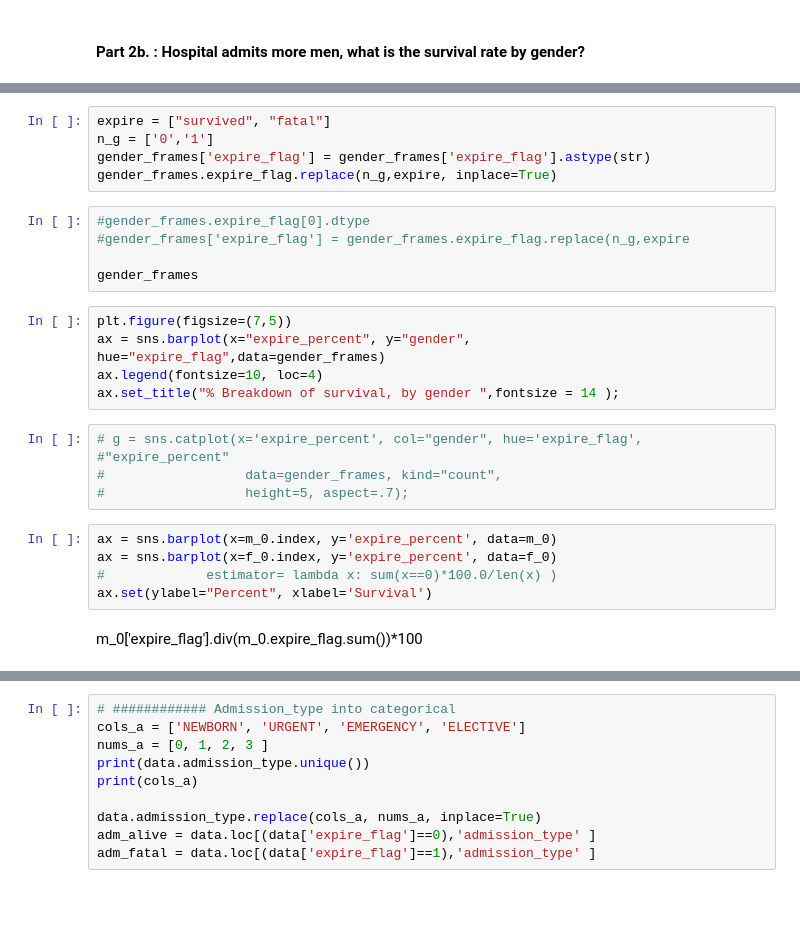
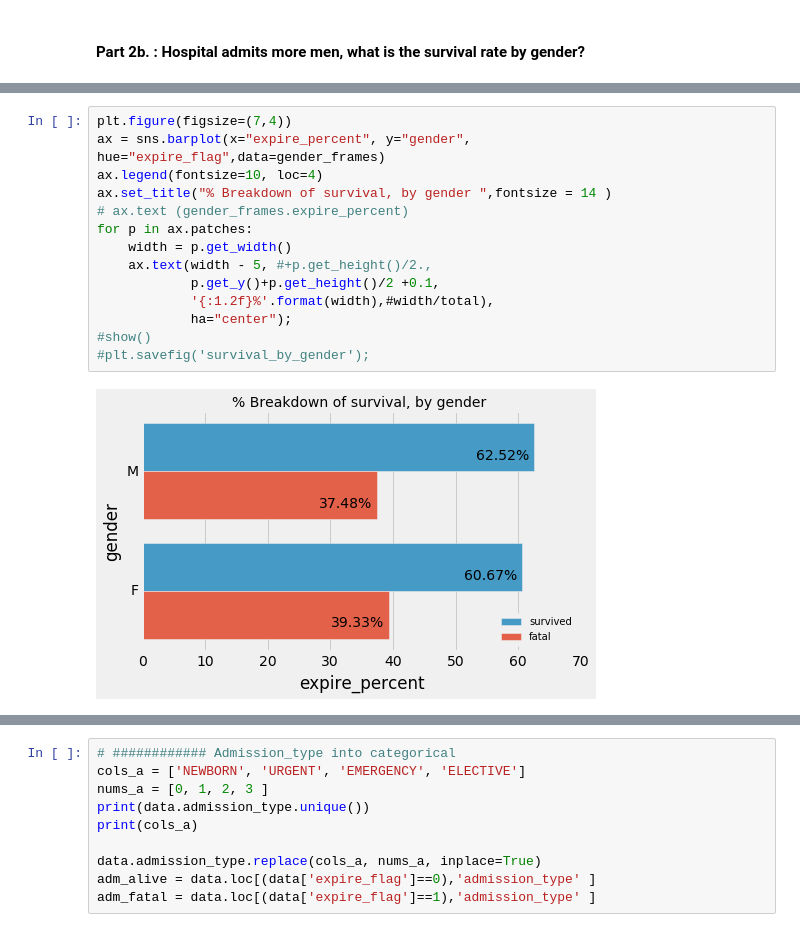
Before and after one commit to billiescodes/mortality_in_ICU, a Jupyter notebook: 01_ExploratoryAnalysis.ipynb, the cells around one changed output, grey strips where cells are left out. Drawn from its saved outputs; the diff is of its cells as text; blank space fills up the shorter version.

```diff
--- a/01_ExploratoryAnalysis.ipynb
+++ b/01_ExploratoryAnalysis.ipynb
@@ -243,26 +366,16 @@ gender_frames.info()
-# %%
-expire = ["survived", "fatal"]
-n_g = ['0','1']
-gender_frames['expire_flag'] = gender_frames['expire_flag'].astype(str)
-gender_frames.expire_flag.replace(n_g,expire, inplace=True)
-# %%
-#gender_frames.expire_flag[0].dtype
-#gender_frames['expire_flag'] = gender_frames.expire_flag.replace(n_g,expire
-
-gender_frames
 # %%
-plt.figure(figsize=(7,5))
+plt.figure(figsize=(7,4))
 ax = sns.barplot(x="expire_percent", y="gender", hue="expire_flag",data=gender_frames)
 ax.legend(fontsize=10, loc=4)
-ax.set_title("% Breakdown of survival, by gender ",fontsize = 14 );
+ax.set_title("% Breakdown of survival, by gender ",fontsize = 14 )
+# ax.text (gender_frames.expire_percent)
+for p in ax.patches:
+    width = p.get_width()
+    ax.text(width - 5, #+p.get_height()/2.,
+            p.get_y()+p.get_height()/2 +0.1,
+            '{:1.2f}%'.format(width),#width/total),
+            ha="center");
+#show()
+#plt.savefig('survival_by_gender');
+# %% [output]
+[figure, added]
-# %%
-# g = sns.catplot(x='expire_percent', col="gender", hue='expire_flag', #"expire_percent"
-#                  data=gender_frames, kind="count",
-#                  height=5, aspect=.7);
-# %%
-ax = sns.barplot(x=m_0.index, y='expire_percent', data=m_0)
-ax = sns.barplot(x=f_0.index, y='expire_percent', data=f_0)
-#             estimator= lambda x: sum(x==0)*100.0/len(x) )
-ax.set(ylabel="Percent", xlabel='Survival')
-# %% [markdown]
-m_0['expire_flag'].div(m_0.expire_flag.sum())*100
```
Also changed, not shown: parts of 29 cells of this notebook.
